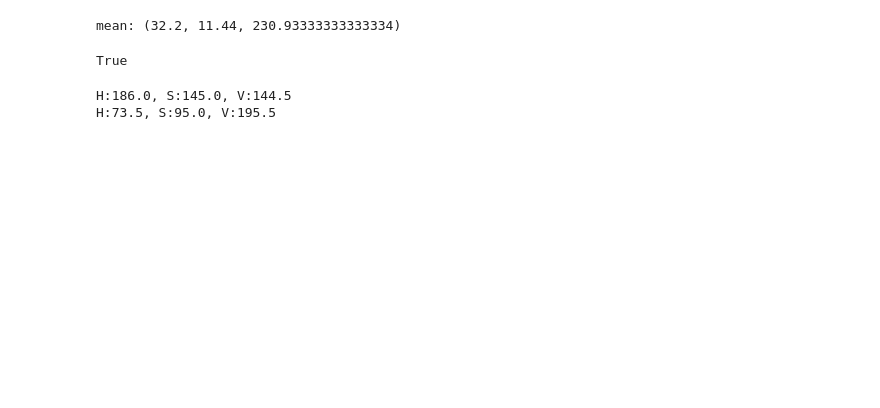
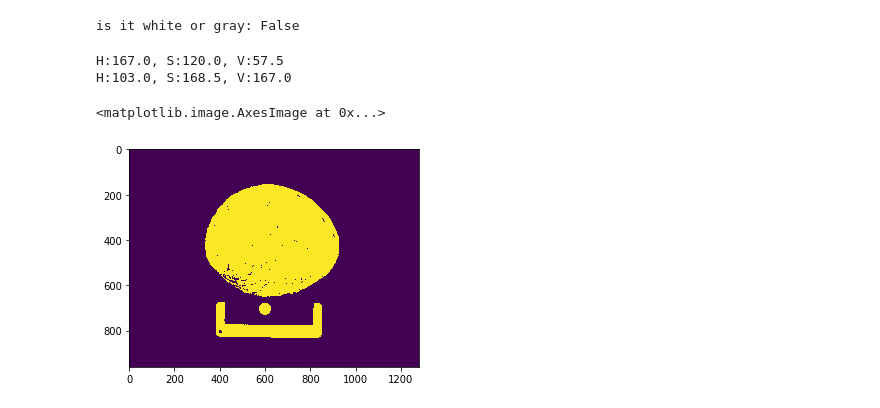
Before and after one commit to mcclintock-lab/ocean-ruler-python, a Jupyter notebook: AbaloneTester.ipynb, the cells around one changed output. Drawn from its saved outputs; the diff is of its cells as text; code cells hidden in the pictures; blank space fills up the shorter version.

```diff
--- a/AbaloneTester.ipynb
+++ b/AbaloneTester.ipynb
@@ -36,32 +36,33 @@ if orig_cols < orig_rows:
     orig_rows = len(image_full)
 # %%
 mean_color = utils.get_mean_background_color(image_full)
-print("mean: {}".format(mean_color))
+
 is_white_or_gray = mean_color[1] < 70
-is_white_or_gray
+print("is it white or gray: {}".format(is_white_or_gray))
 # %% [output]
-mean: (32.2, 11.44, 230.93333333333334)
+is it white or gray: False
-True
 # %%
 #is_color_bkground = utils.is_color(rescaled_image)
 #background_val_diff = utils.is_background_similar_color(rescaled_image)
 quarter_width = 0.955
 
 #all the work
 thresh_val = 30
 blur_window = 5
 contour_color=(0,0,255)
 is_ruler=False
 use_gray_threshold=False
 enclosing_contour=None
 first_pass=False
 is_small=False
 use_adaptive=False
 input_image = rescaled_image.copy()
-input_image = rescaled_image.copy()
 color_image, threshold_bw, color_img, mid_row = ci.get_image_with_color_mask(input_image, thresh_val,
     blur_window, False, first_pass, is_ruler, use_adaptive)
+plot.imshow(threshold_bw)
 # %% [output]
-H:186.0, S:145.0, V:144.5
-H:73.5, S:95.0, V:195.5
+H:167.0, S:120.0, V:57.5
+H:103.0, S:168.5, V:167.0
+<matplotlib.image.AxesImage at 0x...>
+[figure, added]
 # %%
```
Also changed, not shown: parts of 9 cells of this notebook, 1 other file.
